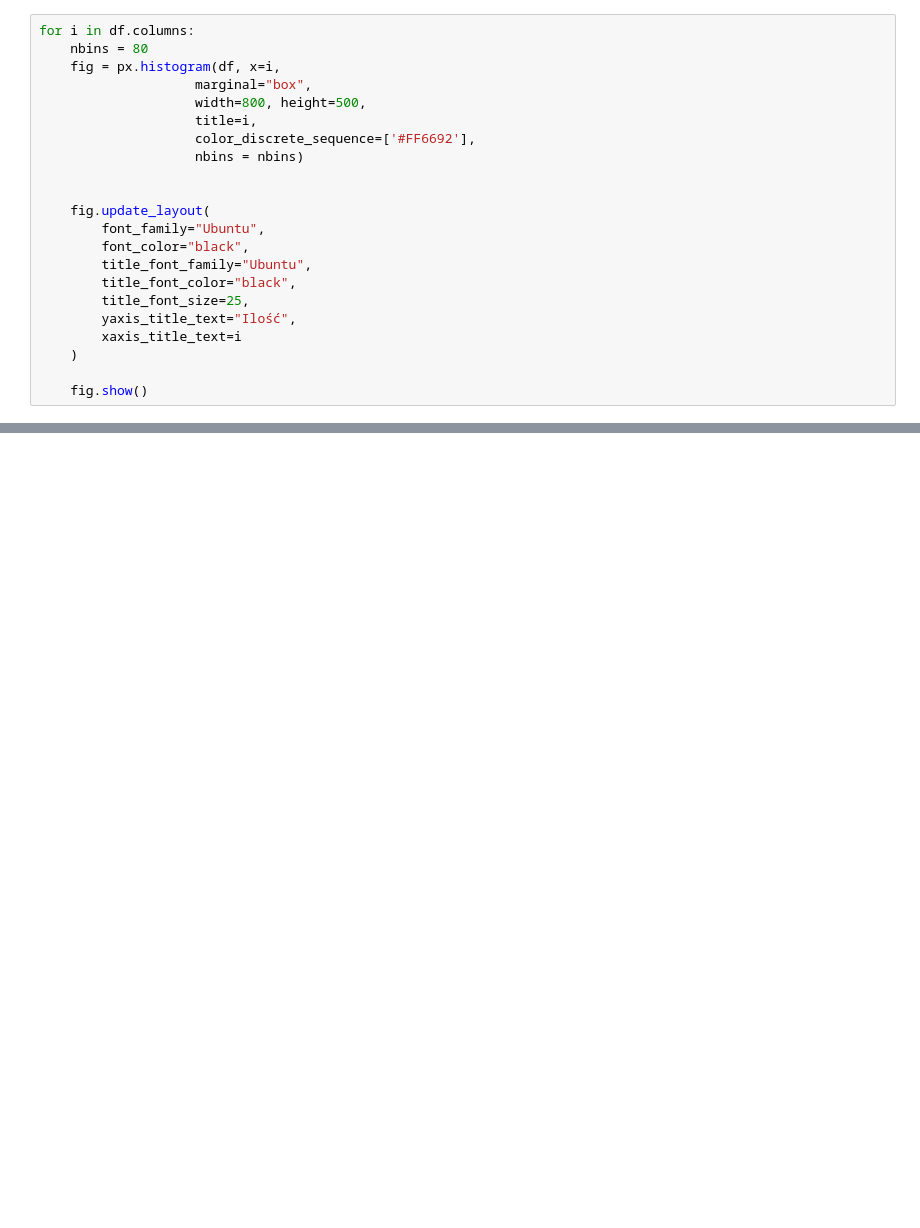
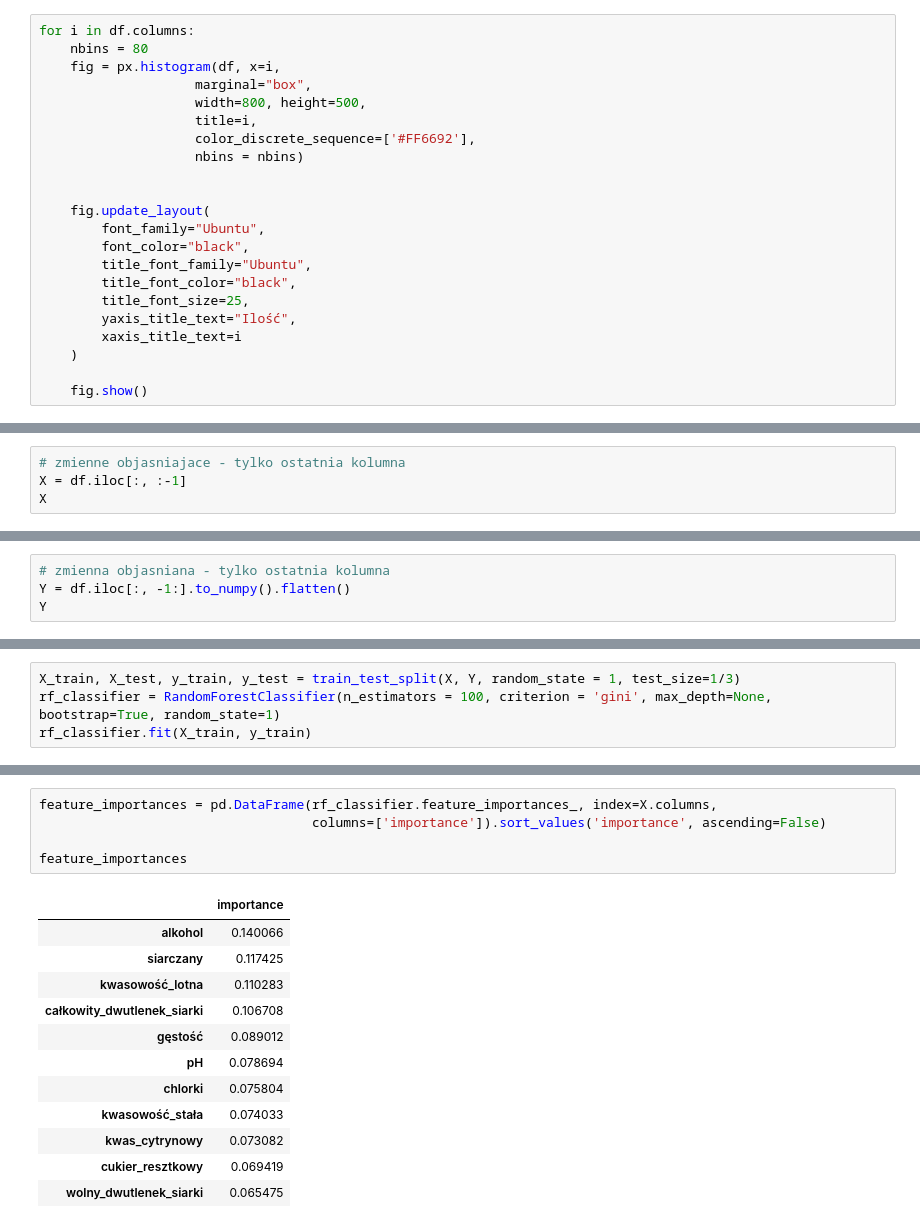
Before and after one commit to infoshareacademy/jdszr8-riva, a Jupyter notebook: WINES_ML/aron/wines_exploratory.ipynb, the cells around one changed output, grey strips where cells are left out. Drawn from its saved outputs; the diff is of its cells as text; blank space fills up the shorter version.

```diff
--- a/WINES_ML/aron/wines_exploratory.ipynb
+++ b/WINES_ML/aron/wines_exploratory.ipynb
@@ -207,0 +267,4 @@ for i in df.columns:
+# %%
+# zmienne objasniajace - tylko ostatnia kolumna
+X = df.iloc[:, :-1]
+X
@@ -207,0 +285,4 @@ for i in df.columns:
+# %%
+# zmienna objasniana - tylko ostatnia kolumna
+Y = df.iloc[:, -1:].to_numpy().flatten()
+Y
@@ -207,0 +291,4 @@ for i in df.columns:
+# %%
+X_train, X_test, y_train, y_test = train_test_split(X, Y, random_state = 1, test_size=1/3)
+rf_classifier = RandomForestClassifier(n_estimators = 100, criterion = 'gini', max_depth=None, bootstrap=True, random_state=1)
+rf_classifier.fit(X_train, y_train)
@@ -207,0 +335,18 @@ for i in df.columns:
+# %%
+feature_importances = pd.DataFrame(rf_classifier.feature_importances_, index=X.columns,
+                                   columns=['importance']).sort_values('importance', ascending=False)
+
+feature_importances
+# %% [output]
+|  | importance |
+| alkohol | 0.140066 |
+| siarczany | 0.117425 |
+| kwasowość_lotna | 0.110283 |
+| całkowity_dwutlenek_siarki | 0.106708 |
+| gęstość | 0.089012 |
+| pH | 0.078694 |
+| chlorki | 0.075804 |
+| kwasowość_stała | 0.074033 |
+| kwas_cytrynowy | 0.073082 |
+| cukier_resztkowy | 0.069419 |
+| wolny_dwutlenek_siarki | 0.065475 |
```
Also changed, not shown: parts of 14 cells of this notebook.
